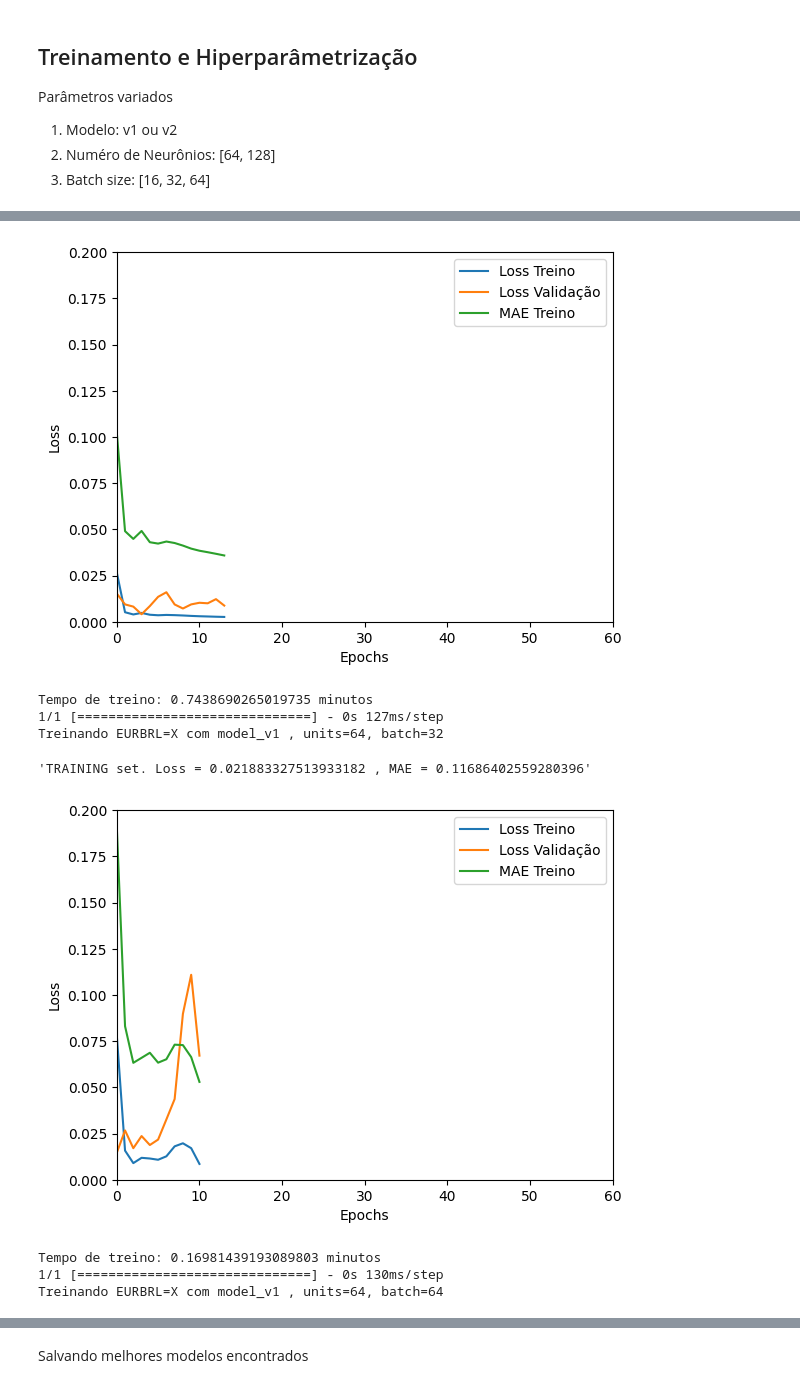
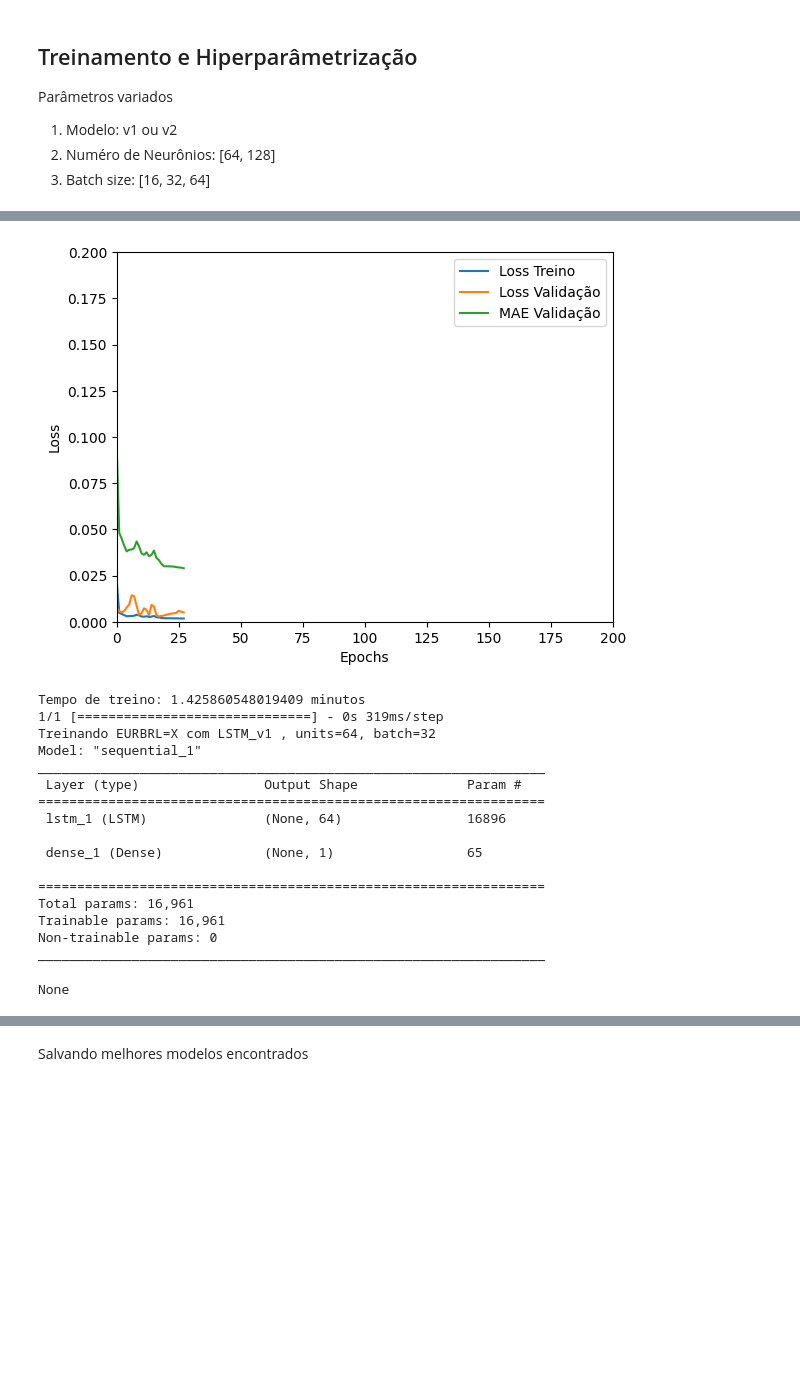
Before and after one commit to deniseiras/Forex_RNN, a Jupyter notebook: Forex_RNN.ipynb, the cells around one changed output, grey strips where cells are left out. Cells and saved outputs as stored; diff of their text form; code cells hidden in the pictures; blank space fills up the shorter version.

```diff
--- a/Forex_RNN.ipynb
+++ b/Forex_RNN.ipynb
@@ -176,14 +177,14 @@ Seleção e visualização do dataset de Treino e Teste.
 # %%
 today = datetime.today()
 
-# prev últimos 10 dias
-dias_teste = 10
+# prev últimos dias úteis
+dias_teste = 20
 
 data_corte_treino = today - timedelta(days=1)
 while True:
   data_treino = df.loc[(df.index <= data_corte_treino)]
   data_teste = df.loc[(df.index > data_corte_treino)]
-  if len(data_teste) == 10:
+  if len(data_teste) == dias_teste:
     break
   data_corte_treino = data_corte_treino - timedelta(days=1)
 
@@ -312,11 +313,13 @@ def preprocess_CNN1D(dataset, stock, TesteLen):
 Exemplo de transformação do dataset, utilizando 10 observações por batch, separando os ultimos len(data_teste) registros para avaliação dos melhores modelos.
 # %%
 timesteps = 10
+print("LSTM data\n\n")
 scaler, X_train, X_test, y_train, y_test = preprocess(df, eurobrl, timesteps, len(data_teste))
 for inp, out in zip(X_train[0:3], y_train[0:3]):
-    print(inp,'--', out)
+  print(inp,'--', out)
 
-# scaler, X_train, X_test, y_train, y_test = preprocess_CNN1D(df, eurobrl, len(data_teste))
-# print(X_train.shape, X_test.shape, y_train.shape, y_test.shape)
-# for inp, out in zip(X_train[0:3], y_train[0:3]):
-#     print(inp,'--', out)
+print("CNN1D data\n\n")
+scaler, X_train, X_test, y_train, y_test = preprocess_CNN1D(df, eurobrl, len(data_teste))
+print(X_train.shape, X_test.shape, y_train.shape, y_test.shape)
+for inp, out in zip(X_train[0:3], y_train[0:3]):
+  print(inp,'--', out)
@@ -419,15 +467,26 @@ Parâmetros variados
 # %%
 all_results = pd.DataFrame(columns=["model_type","model","stock","unit","optimizer", "batch_size", "loss","mae"])
 
+arr_acoes_hyperparams = arr_acoes
+model_hyperparams = ['LSTM_v1', 'LSTM_v2', 'LSTM_v3', 'LSTM_v4']
+unit_hyperparams = [64, 128]
+batch_hyperparams = [16, 32, 64]
+
+# arr_acoes= [usdbrl]
+# arr_acoes_hyperparams = arr_acoes
+# model_hyperparams = ['LSTM_v1']
+# unit_hyperparams = [128]
+# batch_hyperparams = [64]
+
 TotalFeatures = 1
-epochs = 60
+epochs = 200
 i = 1
 times_exec = 1
 
 result_all_best = None
-# result_all_best = pd.DataFrame(columns=["model_type", "stock","unit","optimizer", "batch_size", "loss","mae"])
-# result_all_best = result_all_best.append({'model_type':'model_v1', 'stock':eurobrl, 'unit': 128, 'optimizer': 'Adam', 'batch_size': 64, 'loss': 0.001344, 'mae': 0.031031}, ignore_index=True)
-# result_all_best = result_all_best.append({'model_type':'model_v2', 'stock':usdbrl,  'unit': 128, 'optimizer': 'Adam', 'batch_size': 32, 'loss': 0.000670, 'mae': 0.021304}, ignore_index=True)
+# result_all_best = pd.DataFrame(columns=["model_type", "stock","unit","optimizer", "batch_size", "loss","mse"])
+# result_all_best = result_all_best.append({'model_type':'model_v1', 'stock':eurobrl, 'unit': 128, 'optimizer': 'Adam', 'batch_size': 64, 'loss': 0.001344, 'mse': 0.031031}, ignore_index=True)
+# result_all_best = result_all_best.append({'model_type':'model_v2', 'stock':usdbrl,  'unit': 128, 'optimizer': 'Adam', 'batch_size': 32, 'loss': 0.000670, 'mse': 0.021304}, ignore_index=True)
 
 
 if result_all_best is not None:
@@ -442,20 +501,20 @@ if result_all_best is not None:
   #   y_pred = m.predict(X_test)
   #   score = m.evaluate(X_test, y_test, batch_size=32, verbose=0)
   #   all_results = all_results.append({'model_type': item['model_type'], 'model':m, 'stock':item['stock'],'unit':item['unit'], \
-  #     'optimizer':item['optimizer'], "batch_size":item['batch_size'], "loss":score[0], "mae":score[1]}, ignore_index=True)
+  #     'optimizer':item['optimizer'], "batch_size":item['batch_size'], "loss":score[0], "mse":score[1]}, ignore_index=True)
 
 else:
 
   for times in range(times_exec):
-    for stock in arr_acoes:
-      for model_type_str in ['model_v1', 'model_v2']:
-        if model_type_str in ['model_v1', 'model_v2']:
+    for stock in arr_acoes_hyperparams:
+      for model_type_str in model_hyperparams:
+        if model_type_str[:4] == 'LSTM':
           scaler, X_train, X_test, y_train, y_test = preprocess(df, stock, timesteps, len(data_teste))
-        else:
+        elif model_type_str[:3] == 'CNN':
           scaler, X_train, X_test, y_train, y_test = preprocess_CNN1D(df, stock, len(data_teste))
         for optimizer in ['Adam']:
-          for unit in [64, 128]:
-            for batch_size in [16, 32, 64]:
+          for unit in unit_hyperparams:
+            for batch_size in batch_hyperparams:
               inittime = time()
               print(f"Treinando {stock} com {model_type_str} , units={unit}, batch={batch_size}")
               m, h = model_type(model_type_str, unit=unit, optimizer=optimizer, timesteps=timesteps, X=X_train, y=y_train, epochs=epochs, batch_size=batch_size)
@@ -464,5 +523,5 @@ else:
               y_pred = m.predict(X_test)
               score = m.evaluate(X_test, y_test, batch_size=batch_size, verbose=0)
               all_results = all_results.append({'model_type': model_type_str, 'model':m, 'stock':stock,'unit':unit, 'optimizer':optimizer,
-                                            "loss":score[0], "mae":score[1], "batch_size":batch_size}, ignore_index=True)
+                                            "loss":score[0], "mae":score[1], "mse":score[2], "batch_size":batch_size}, ignore_index=True)
 # %% [output]
@@ -471,9 +544,18 @@ Treinando EURBRL=X com model_v1 , units=64, batch=16
-[figure, old version]
+[figure, new version]
-Tempo de treino: 0.7438690265019735 minutos
-1/1 [==============================] - 0s 127ms/step
-Treinando EURBRL=X com model_v1 , units=64, batch=32
-'TRAINING set. Loss = 0.021883327513933182 , MAE = 0.11686402559280396'
+Tempo de treino: 1.425860548019409 minutos
+1/1 [==============================] - 0s 319ms/step
+Treinando EURBRL=X com LSTM_v1 , units=64, batch=32
+Model: "sequential_1"
+_________________________________________________________________
+ Layer (type)                Output Shape              Param #
+=================================================================
+ lstm_1 (LSTM)               (None, 64)                16896
+
+ dense_1 (Dense)             (None, 1)                 65
+
+=================================================================
+Total params: 16,961
+Trainable params: 16,961
+Non-trainable params: 0
+_________________________________________________________________
-[figure, old version]
-Tempo de treino: 0.16981439193089803 minutos
-1/1 [==============================] - 0s 130ms/step
-Treinando EURBRL=X com model_v1 , units=64, batch=64
+None
```
Also changed, not shown: parts of 23 cells of this notebook.
